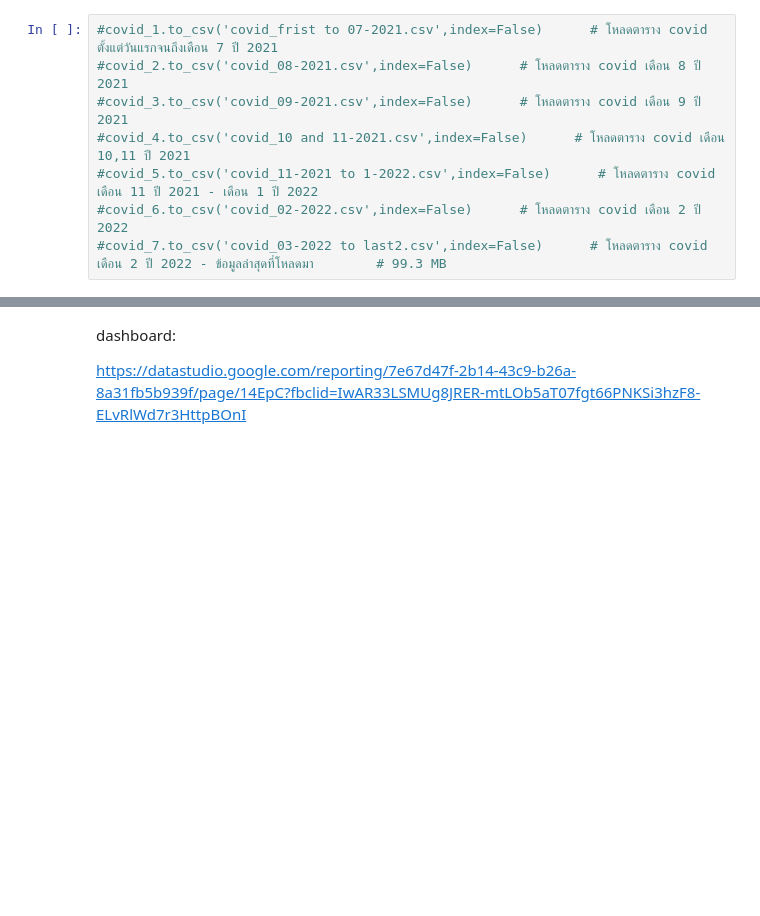
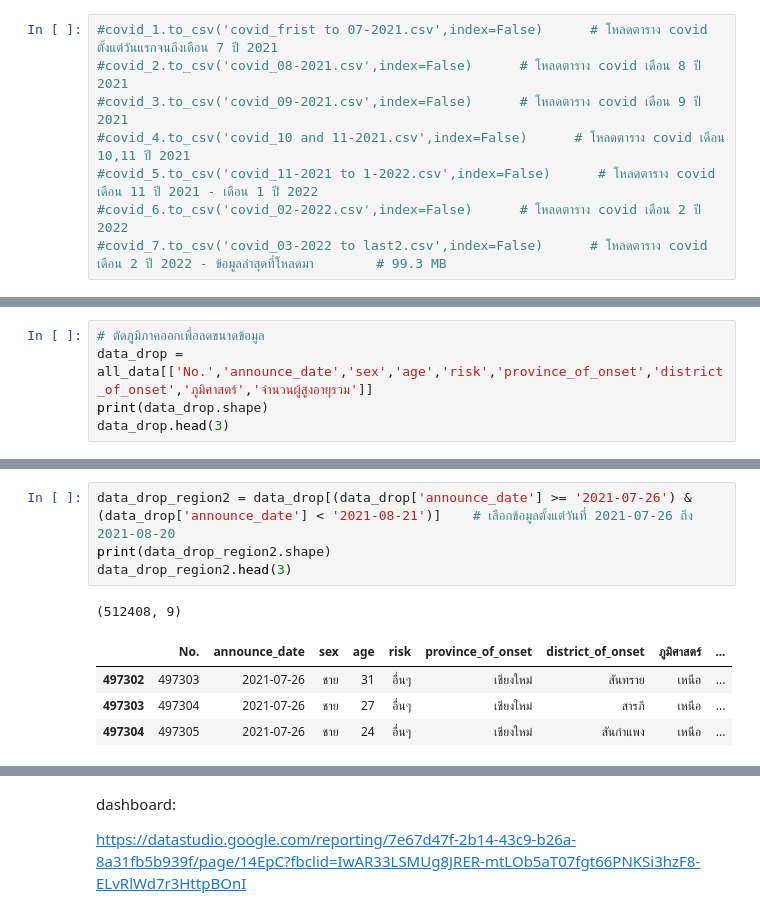
Before and after one commit to jittakorn-ch/data_viz_2022, a Jupyter notebook: Project_Dataviz_2022.ipynb, the cells around one changed output, grey strips where cells are left out. Drawn from its saved outputs; the diff is of its cells as text; blank space fills up the shorter version.

```diff
--- a/Project_Dataviz_2022.ipynb
+++ b/Project_Dataviz_2022.ipynb
@@ -1012,0 +1022,5 @@ covid_7.head(3)
+# %%
+# ตัดภูมิภาคออกเพื่อลดขนาดข้อมูล
+data_drop = all_data[['No.','announce_date','sex','age','risk','province_of_onset','district_of_onset','ภูมิศาสตร์','จำนวนผู้สูงอายุรวม']]
+print(data_drop.shape)
+data_drop.head(3)
@@ -1012,0 +1045,10 @@ covid_7.head(3)
+# %%
+data_drop_region2 = data_drop[(data_drop['announce_date'] >= '2021-07-26') & (data_drop['announce_date'] < '2021-08-21')]    # เลือกข้อมูลตั้งแต่วันที่ 2021-07-26 ถึง 2021-08-20
+print(data_drop_region2.shape)
+data_drop_region2.head(3)
+# %% [output]
+(512408, 9)
+|  | No. | announce_date | sex | age | risk | province_of_onset | district_of_onset | ภูมิศาสตร์ | ... |
+| 497302 | 497303 | 2021-07-26 | ชาย | 31 | อื่นๆ | เชียงใหม่ | สันทราย | เหนือ | ... |
+| 497303 | 497304 | 2021-07-26 | ชาย | 27 | อื่นๆ | เชียงใหม่ | สารภี | เหนือ | ... |
+| 497304 | 497305 | 2021-07-26 | ชาย | 24 | อื่นๆ | เชียงใหม่ | สันกำแพง | เหนือ | ... |
```
Also changed, not shown: parts of 10 cells of this notebook.
